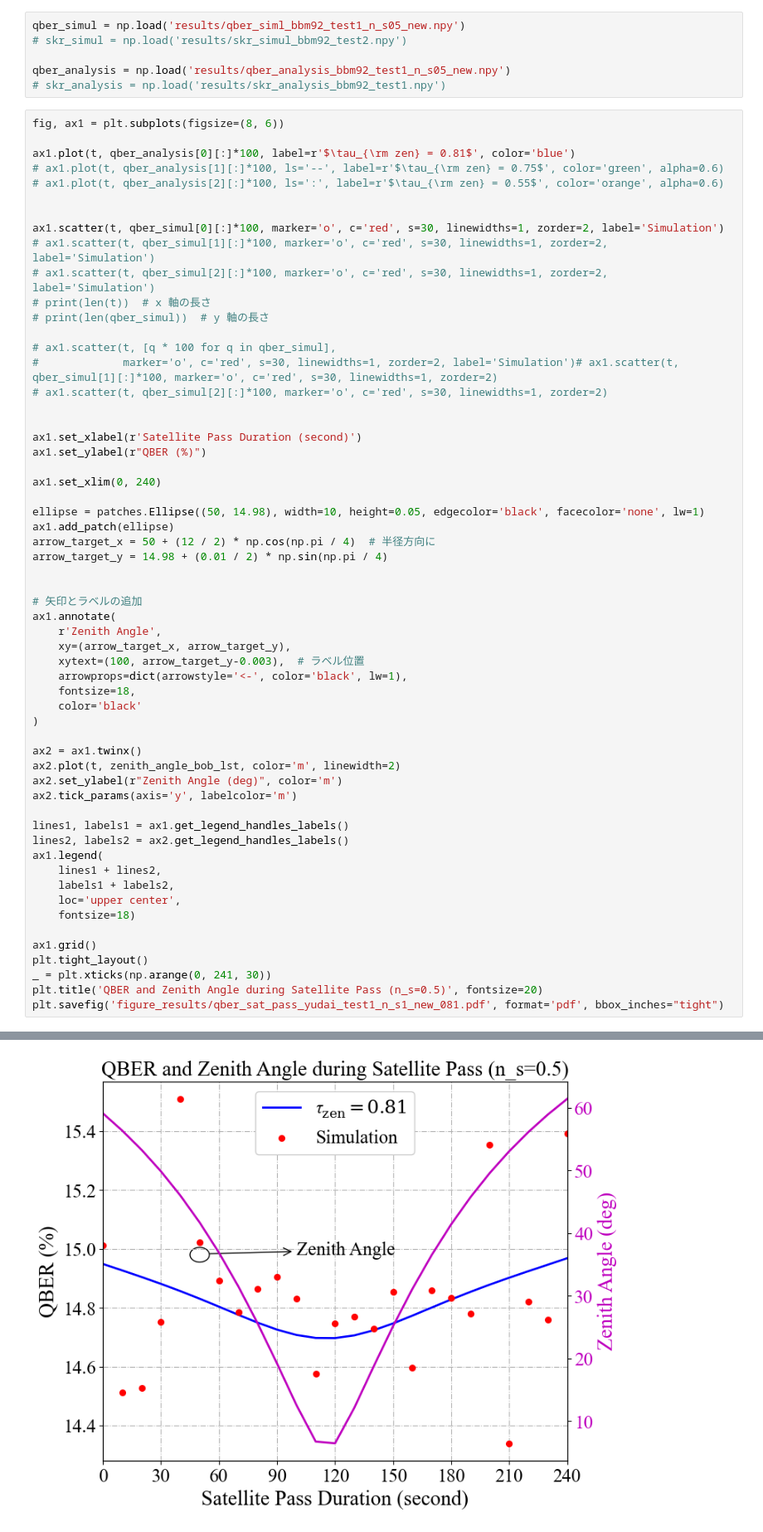
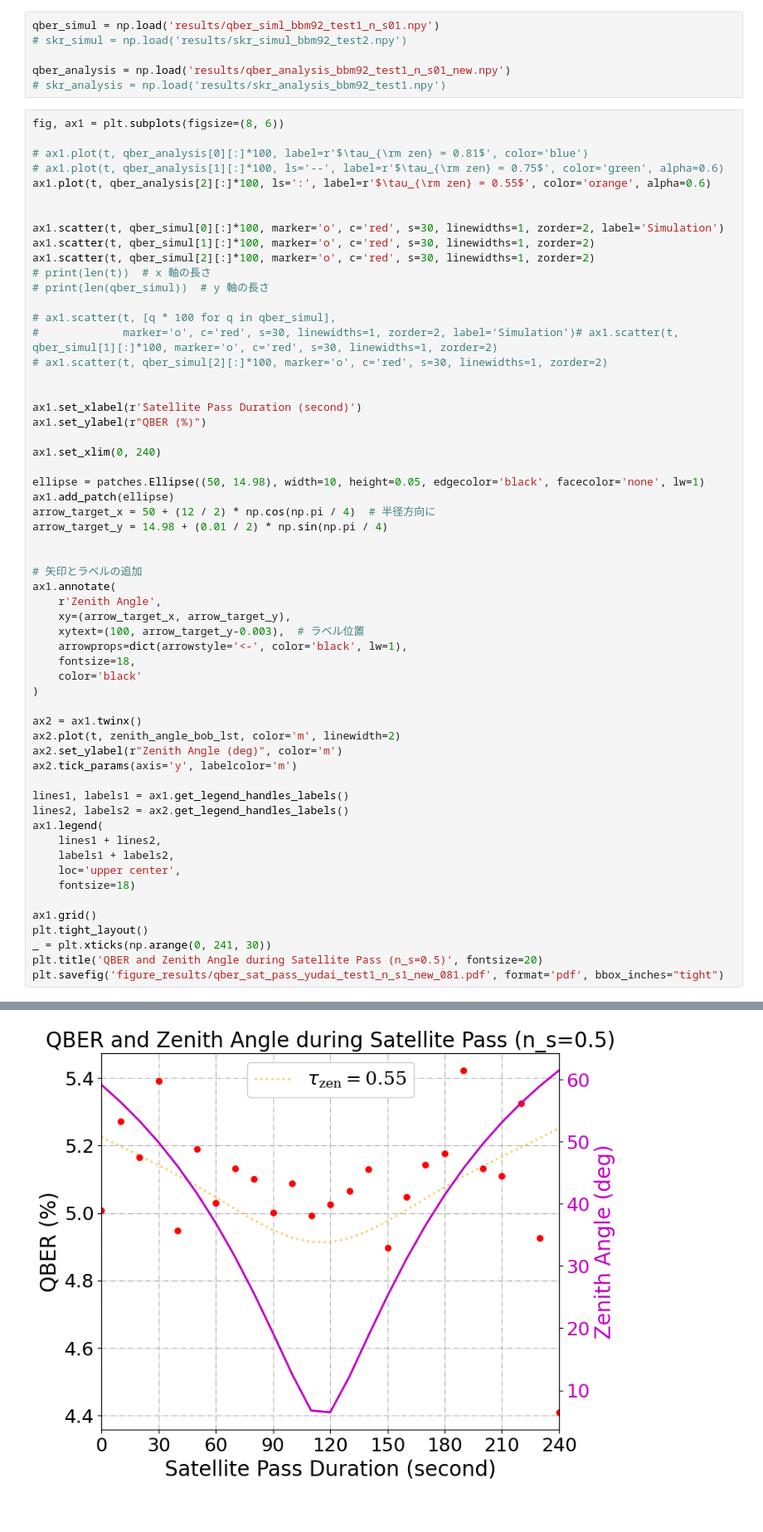
Before and after one commit to takkiiiiiiiii/BBM92_Simulatior, a Jupyter notebook: src/skr_satellite_pass_yudai/plot_fig_new.ipynb, the cells around one changed output, grey strips where cells are left out. Shown: that part at 83% size. Saved outputs shown, nothing was run; the diff lists cells and outputs as text.

```diff
--- a/src/skr_satellite_pass_yudai/plot_fig_new.ipynb
+++ b/src/skr_satellite_pass_yudai/plot_fig_new.ipynb
@@ -61,22 +61,22 @@ for idx in range(len(second)):
 slant_path_bob_lst = slant_path_bob_lst * 1000
 slant_path_alice_lst = slant_path_alice_lst * 1000
 # %%
-qber_simul = np.load('results/qber_siml_bbm92_test1_n_s05_new.npy')
+qber_simul = np.load('results/qber_siml_bbm92_test1_n_s01.npy')
 # skr_simul = np.load('results/skr_simul_bbm92_test2.npy')
 
-qber_analysis = np.load('results/qber_analysis_bbm92_test1_n_s05_new.npy')
+qber_analysis = np.load('results/qber_analysis_bbm92_test1_n_s01_new.npy')
 # skr_analysis = np.load('results/skr_analysis_bbm92_test1.npy')
 # %%
 fig, ax1 = plt.subplots(figsize=(8, 6))
 
-ax1.plot(t, qber_analysis[0][:]*100, label=r'$\tau_{\rm zen} = 0.81$', color='blue')
+# ax1.plot(t, qber_analysis[0][:]*100, label=r'$\tau_{\rm zen} = 0.81$', color='blue')
 # ax1.plot(t, qber_analysis[1][:]*100, ls='--', label=r'$\tau_{\rm zen} = 0.75$', color='green', alpha=0.6)
-# ax1.plot(t, qber_analysis[2][:]*100, ls=':', label=r'$\tau_{\rm zen} = 0.55$', color='orange', alpha=0.6)
+ax1.plot(t, qber_analysis[2][:]*100, ls=':', label=r'$\tau_{\rm zen} = 0.55$', color='orange', alpha=0.6)
 
 
 ax1.scatter(t, qber_simul[0][:]*100, marker='o', c='red', s=30, linewidths=1, zorder=2, label='Simulation')
-# ax1.scatter(t, qber_simul[1][:]*100, marker='o', c='red', s=30, linewidths=1, zorder=2, label='Simulation')
-# ax1.scatter(t, qber_simul[2][:]*100, marker='o', c='red', s=30, linewidths=1, zorder=2, label='Simulation')
+ax1.scatter(t, qber_simul[1][:]*100, marker='o', c='red', s=30, linewidths=1, zorder=2)
+ax1.scatter(t, qber_simul[2][:]*100, marker='o', c='red', s=30, linewidths=1, zorder=2)
 # print(len(t))  # x 軸の長さ
 # print(len(qber_simul))  # y 軸の長さ
 
@@ -128,4 +145,4 @@ plt.savefig('figure_results/qber_sat_pass_yudai_test1_n_s1_new_081.pdf', format=
-[figure, old version]
+[figure, new version]
 # %%
 plt.plot(t, skr_analysis[0][:]/10**6, label=r'$\tau_{\rm zen} = 0.81$')
 plt.plot(t, skr_analysis[1][:]/10**6, ls='--', label=r'$\tau_{\rm zen} = 0.75$')
```
Also changed, not shown: parts of 1 cell of this notebook, 10 other files.
